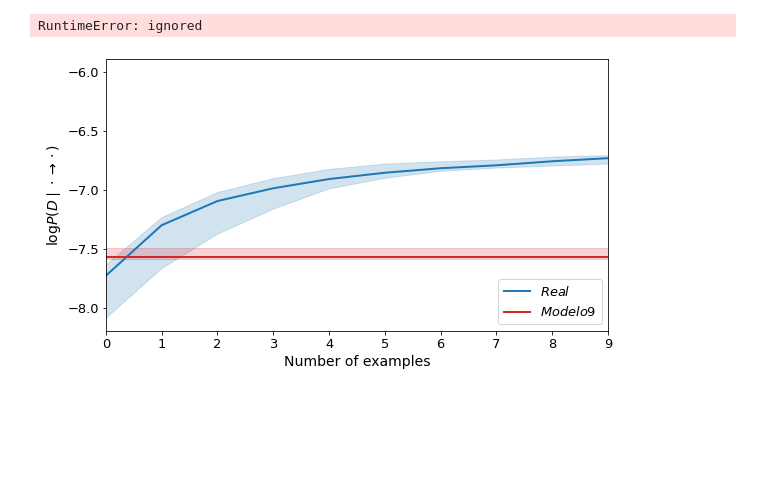
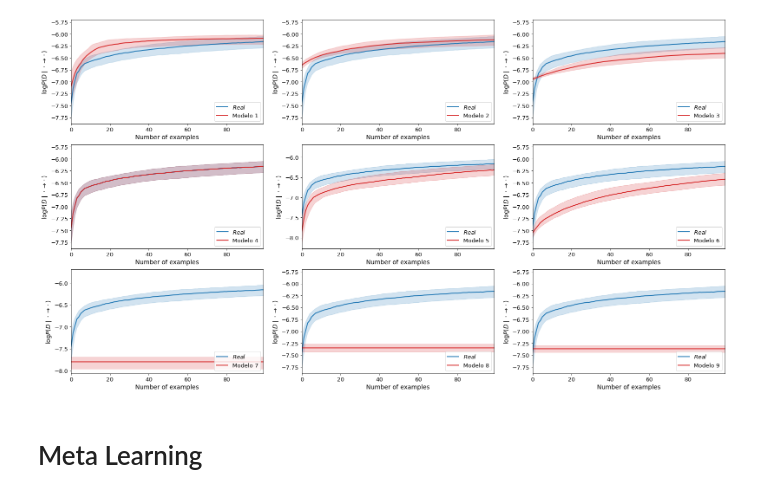
Before and after one commit to jurrutiag/Causality-Experiments-EL7006, a Jupyter notebook: Paper1/notebooks/multivariate/multivariate-meta.ipynb, the cells around one changed output. Drawn from its saved outputs; the diff is of its cells as text; code cells hidden in the pictures; blank space fills up the shorter version.

```diff
--- a/Paper1/notebooks/multivariate/multivariate-meta.ipynb
+++ b/Paper1/notebooks/multivariate/multivariate-meta.ipynb
@@ -60,14 +62,10 @@ real_model = ModelA2BC_B2C
 num_episodes = 500
 batch_size = 100 # 1
 num_test = 10000
-num_training = 1 # 100
-num_transfers = 1 # 100
+num_training = 10 # 100
+num_transfers = 10 # 100
 # %%
 optimizer = torch.optim.SGD(model.modules_parameters(), lr=1.)
-# %%
-torch.tensor([1.]).permute(0, 1)
-# %% [output]
-RuntimeError: ignored
 # %%
 losses = np.zeros((9, num_training, num_transfers, num_episodes))
 
@@ -111,23 +109,27 @@ for k in tnrange(num_training):
 # %%
 flat_losses = -losses.reshape((9, -1, num_episodes))
 losses_25, losses_50, losses_75 = np.percentile(flat_losses, (25, 50, 75), axis=1)
 
-plt.figure(figsize=(9, 5))
+fig, ax = plt.subplots(3, 3, figsize=(27, 15))
 
 ind1 = 3
-ind2 = 8
+ind2 = 0
 
-ax = plt.subplot(1, 1, 1)
-ax.plot(losses_50[ind1], color='C0', label=r'$Real$', lw=2)
-ax.fill_between(np.arange(num_episodes), losses_25[ind1], losses_75[ind1], color='C0', alpha=0.2)
-ax.plot(losses_50[ind2], color='C3', label=f'$Modelo {ind2 + 1}$', lw=2)
-ax.fill_between(np.arange(num_episodes), losses_25[ind2], losses_75[ind2], color='C3', alpha=0.2)
-ax.set_xlim([0, flat_losses.shape[1] - 1])
-ax.tick_params(axis='both', which='major', labelsize=13)
-ax.legend(loc=4, prop={'size': 13})
-ax.set_xlabel('Number of examples', fontsize=14)
-ax.set_ylabel(r'$\log P(D\mid \cdot \rightarrow \cdot)$', fontsize=14)
+for ind2 in range(9):
+    i_x = ind2 // 3
+    i_y = ind2 % 3
+    ax[i_x, i_y].plot(losses_50[ind1], color='C0', label=r'$Real$', lw=2)
+    ax[i_x, i_y].fill_between(np.arange(num_episodes), losses_25[ind1], losses_75[ind1], color='C0', alpha=0.2)
+    ax[i_x, i_y].plot(losses_50[ind2], color='C3', label=f'Modelo {ind2 + 1}', lw=2)
+    ax[i_x, i_y].fill_between(np.arange(num_episodes), losses_25[ind2], losses_75[ind2], color='C3', alpha=0.2)
+    ax[i_x, i_y].set_xlim([0, flat_losses.shape[1] - 1])
+    ax[i_x, i_y].tick_params(axis='both', which='major', labelsize=13)
+    ax[i_x, i_y].legend(loc=4, prop={'size': 13})
+    ax[i_x, i_y].set_xlabel('Number of examples', fontsize=14)
+    ax[i_x, i_y].set_ylabel(r'$\log P(D\mid \cdot \rightarrow \cdot)$', fontsize=14)
 
 plt.show()
 # %% [output]
-[figure, old version]
+[figure, new version]
+# %% [markdown]
+# Meta Learning
```
Also changed, not shown: parts of 11 cells of this notebook, 3 other files.
